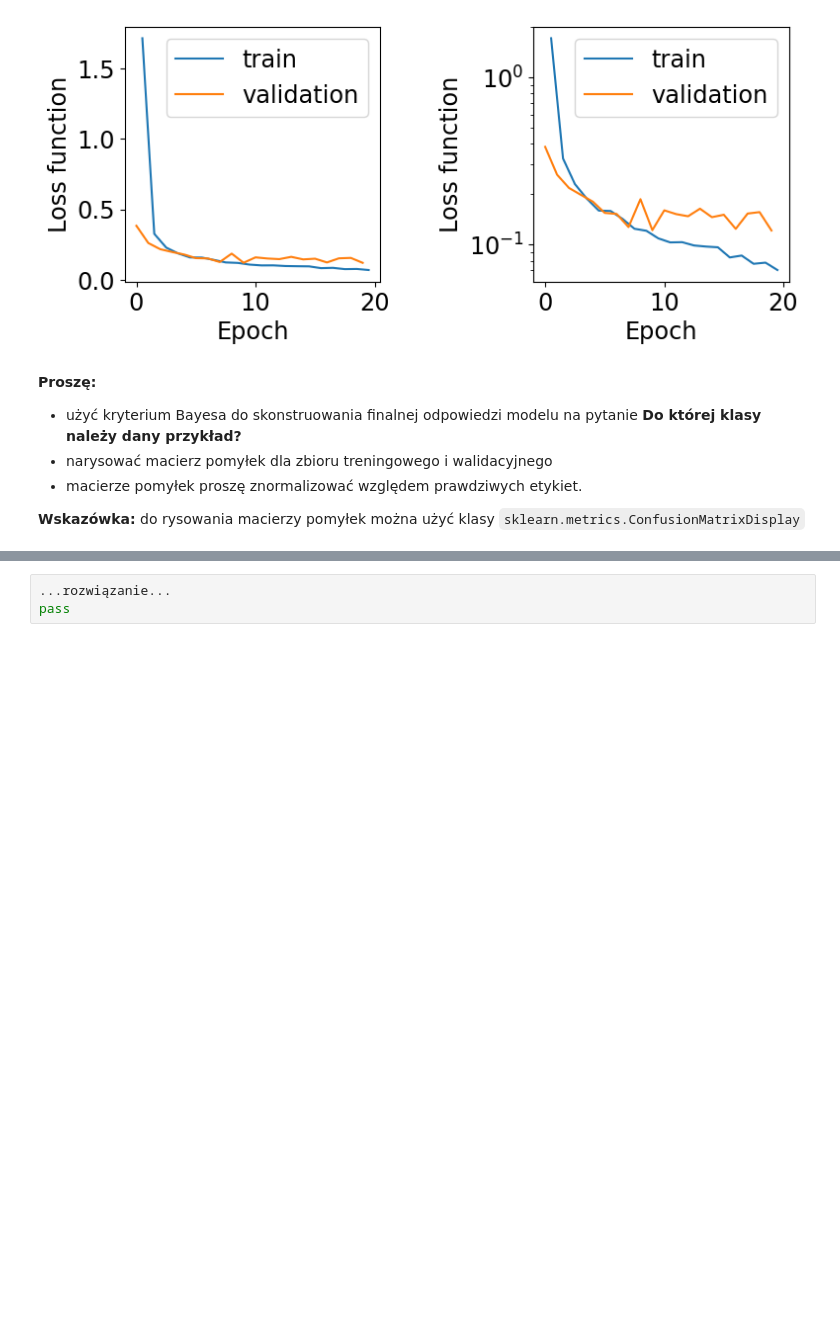
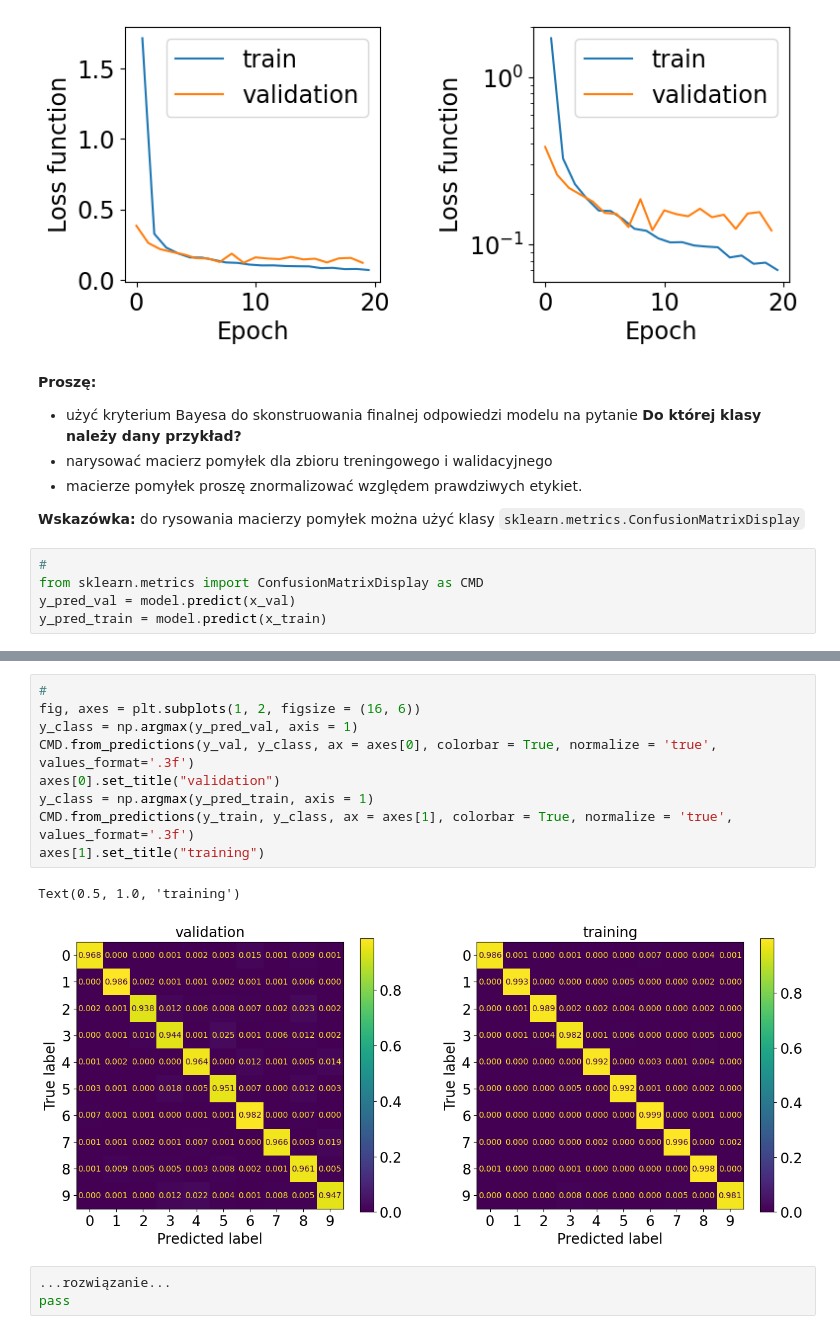
Before and after one commit to bkasza/MLII, a Jupyter notebook: 05_Sieci_w_pelni_polaczone_2.ipynb, the cells around one changed output, grey strips where cells are left out. Saved outputs shown, nothing was run; the diff lists cells and outputs as text; blank space fills up the shorter version.

```diff
--- a/05_Sieci_w_pelni_polaczone_2.ipynb
+++ b/05_Sieci_w_pelni_polaczone_2.ipynb
@@ -400,3 +409,8 @@ Wall time: 25.8 s
 * macierze pomyłek proszę znormalizować względem prawdziwych etykiet.
 
 **Wskazówka:** do rysowania macierzy pomyłek można użyć klasy `sklearn.metrics.ConfusionMatrixDisplay`
+# %%
+#
+from sklearn.metrics import ConfusionMatrixDisplay as CMD
+y_pred_val = model.predict(x_val)
+y_pred_train = model.predict(x_train)
@@ -403,3 +420,15 @@ Wall time: 25.8 s
+# %%
+#
+fig, axes = plt.subplots(1, 2, figsize = (16, 6))
+y_class = np.argmax(y_pred_val, axis = 1)
+CMD.from_predictions(y_val, y_class, ax = axes[0], colorbar = True, normalize = 'true', values_format='.3f')
+axes[0].set_title("validation")
+y_class = np.argmax(y_pred_train, axis = 1)
+CMD.from_predictions(y_train, y_class, ax = axes[1], colorbar = True, normalize = 'true', values_format='.3f')
+axes[1].set_title("training")
+# %% [output]
+Text(0.5, 1.0, 'training')
+[figure, added]
 # %%
 ...rozwiązanie...
 pass
```
Also changed, not shown: parts of 10 cells of this notebook.
